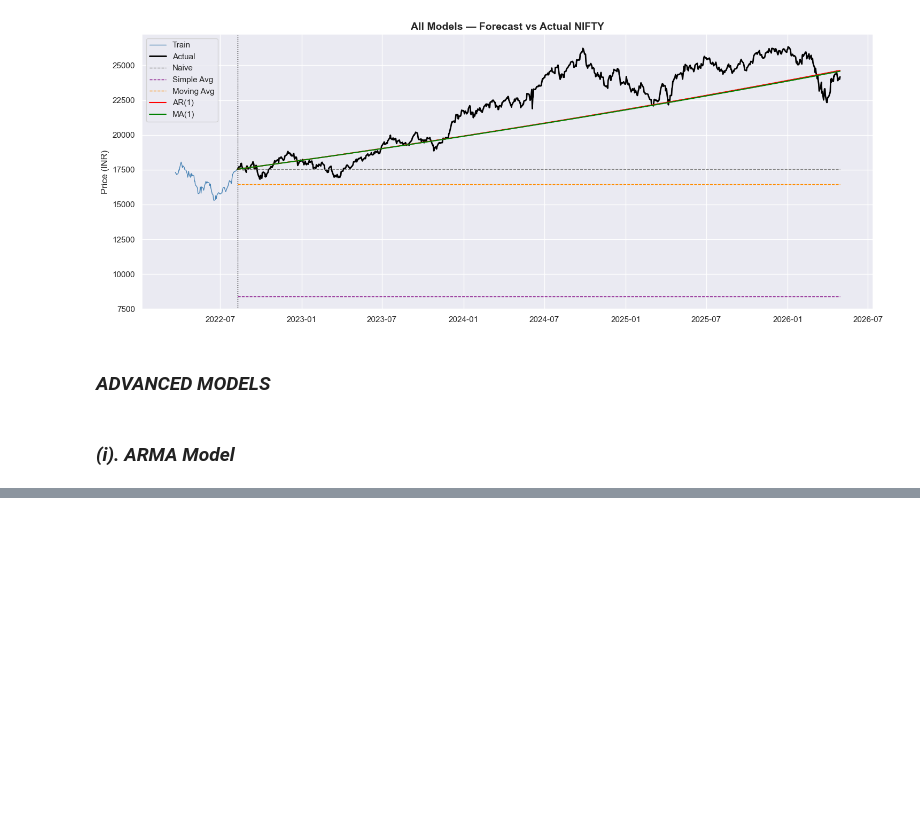
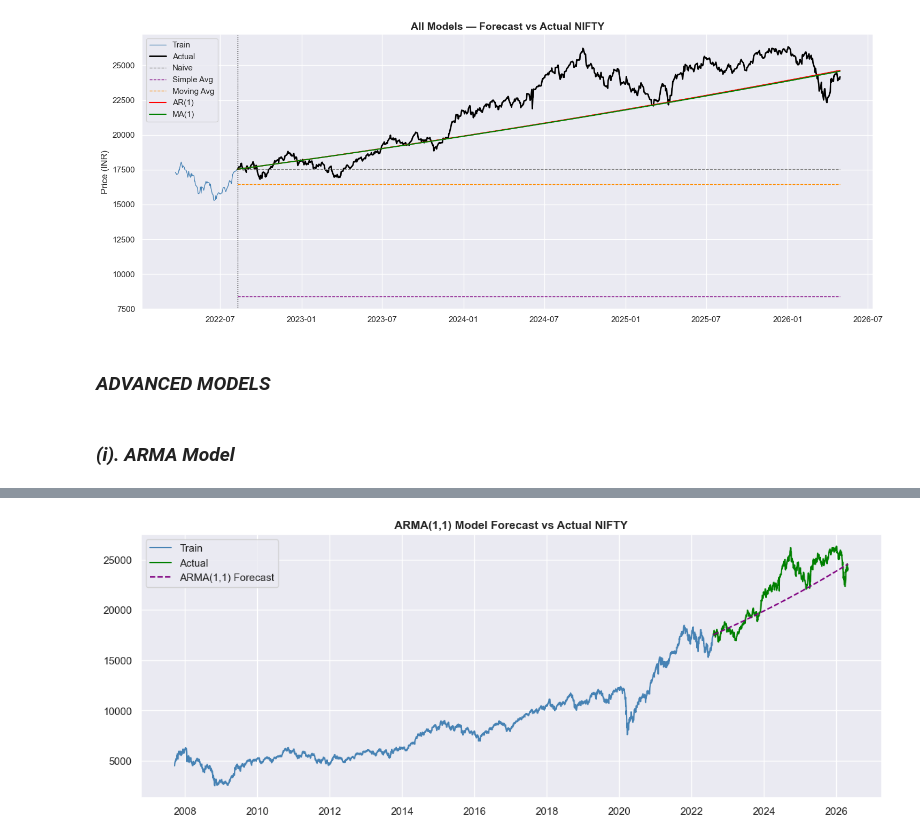
Before and after one commit to PradhumanSoni/Time-Series-Analysis, a Jupyter notebook: Forecasting of Various Indexes/experiment_forecasting_nifty50.ipynb, the cells around one changed output, grey strips where cells are left out. Drawn from its saved outputs; the diff is of its cells as text; code cells hidden in the pictures; blank space fills up the shorter version.

```diff
--- a/Forecasting of Various Indexes/experiment_forecasting_nifty50.ipynb
+++ b/Forecasting of Various Indexes/experiment_forecasting_nifty50.ipynb
@@ -1340,0 +1423,24 @@ plt.show()
+# %%
+# Forecast log returns Using ARMA(1,1) Model
+forecast_ret_arma_11 = result_arma_11.forecast(steps=len(nifty_test))
+# Convert back to prices
+last_train_price = nifty_train['price'].iloc[-1]
+arma_11_prices = []
+
+for lr in forecast_ret_arma_11:
+    last_train_price = last_train_price * np.exp(lr)
+    arma_11_prices.append(last_train_price)
+# Store in test dataframe
+nifty_test['arma_11_forecast'] = arma_11_prices
+# %%
+# Plot
+plt.figure(figsize=(14,5))
+plt.plot(nifty_train['price'], color='steelblue', label='Train')
+plt.plot(nifty_test['price'], color='green', label='Actual')
+plt.plot(nifty_test['arma_11_forecast'], color='purple',
+         linestyle='--', label='ARMA(1,1) Forecast')
+plt.title('ARMA(1,1) Model Forecast vs Actual NIFTY', fontweight='bold')
+plt.legend()
+plt.show()
+# %% [output]
+[figure, added]
```
Also changed, not shown: parts of 66 cells of this notebook, 1 other file.
